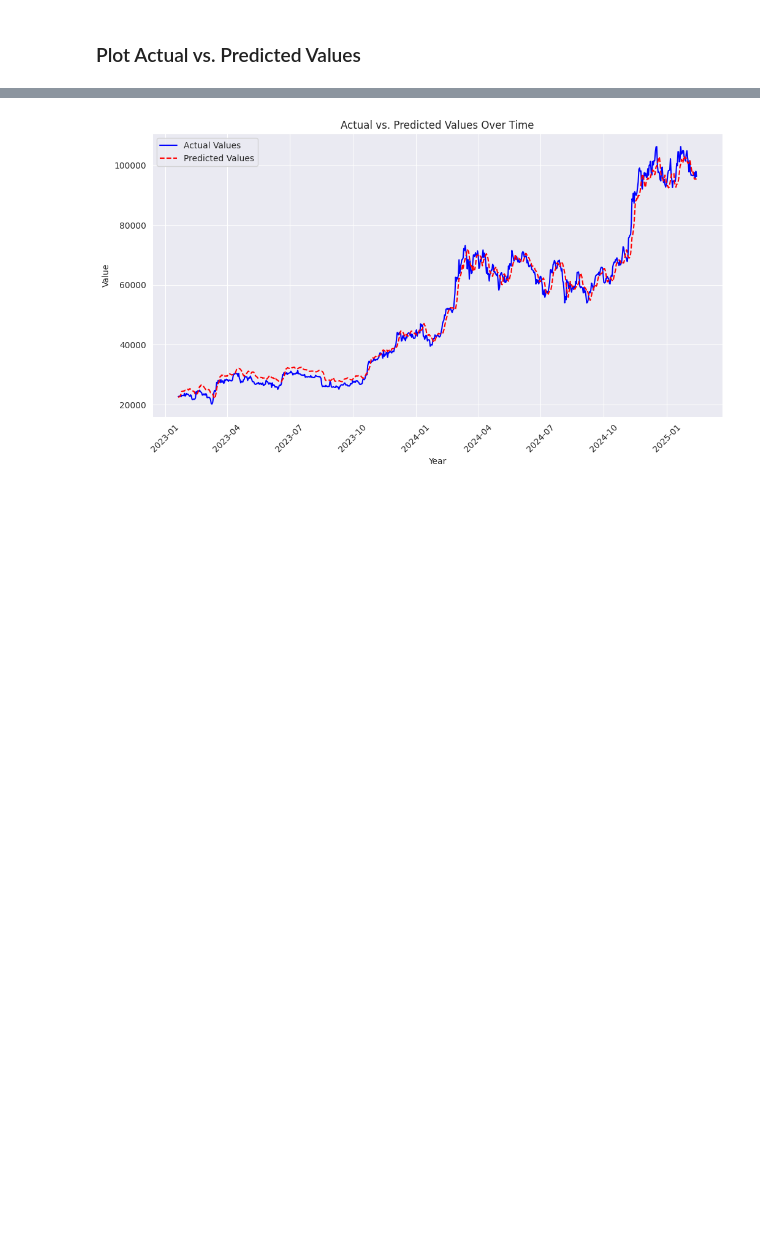
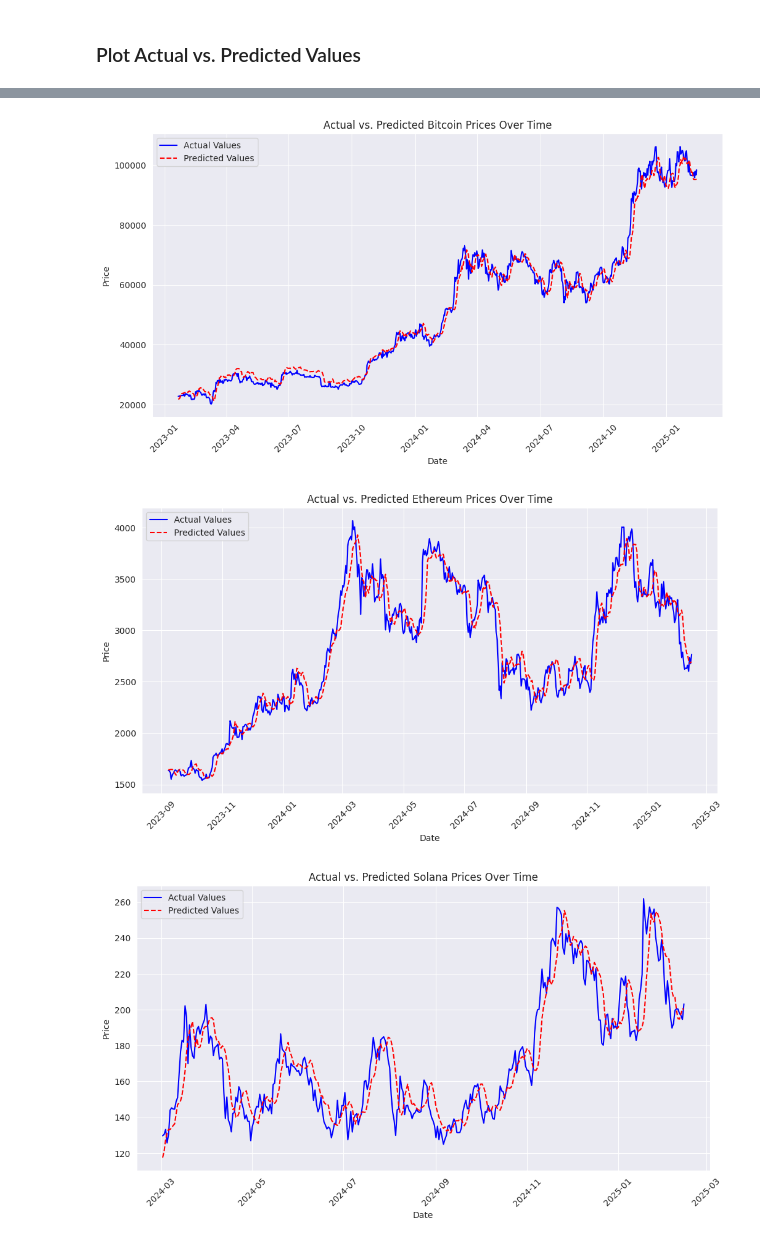
Before and after one commit to bonareri/Cryptocurrency-Price-Prediction-, a Jupyter notebook: lstm_model.ipynb, the cells around one changed output, grey strips where cells are left out. Drawn from its saved outputs; the diff is of its cells as text; code cells hidden in the pictures; blank space fills up the shorter version.

```diff
--- a/lstm_model.ipynb
+++ b/lstm_model.ipynb
@@ -372,10 +678,17 @@ actual = scaler.inverse_transform(testY.reshape(-1, 1))  # Convert actual values
 # %% [markdown]
 ### Performance Metrics (RMSE & MAE)
 # %%
-# Calculate RMSE
-rmse = np.sqrt(mean_squared_error(actual, predicted))
-mae = mean_absolute_error(actual, predicted)
+# Function to evaluate the model
+def evaluate_model(actual, predicted, coin_name):
+    rmse = np.sqrt(mean_squared_error(actual, predicted))
+    mae = mean_absolute_error(actual, predicted)
 
-print(f"Root Mean Squared Error (RMSE): {rmse:.4f}")
-print(f"Mean Absolute Error (MAE): {mae:.4f}")
+    print(f"Model Evaluation for {coin_name}:")
+    print(f"➡️ Root Mean Squared Error (RMSE): {rmse:.4f}")
+    print(f"➡️ Mean Absolute Error (MAE): {mae:.4f}")
+    print("-" * 50)
+
+# Evaluate models for each cryptocurrency
+for coin in ["Bitcoin", "Ethereum", "Solana"]:
+    evaluate_model(actual_values[coin], predictions[coin], coin)
 # %% [output]
@@ -388,14 +717,28 @@ df['Date'] = df.index
 # %%
-plt.figure(figsize=(12, 6))
-plt.plot(df['Date'][-len(actual):], actual, label="Actual Values", color='blue', linestyle='solid')
-plt.plot(df['Date'][-len(predicted):], predicted, label="Predicted Values", color='red', linestyle='dashed')
+import matplotlib.pyplot as plt
 
-# Graph labels
-plt.xlabel("Year")
-plt.ylabel("Value")
-plt.title("Actual vs. Predicted Values Over Time")
-plt.legend()
-plt.xticks(rotation=45)  # Rotate for better visibility
-plt.show()
+# Plot actual vs. predicted values for each cryptocurrency
+for coin in ["Bitcoin", "Ethereum", "Solana"]:
+    plt.figure(figsize=(12, 6))
+
+    # Plot actual values
+    plt.plot(df['Date'][-len(actual_values[coin]):], actual_values[coin],
+             label="Actual Values", color='blue', linestyle='solid')
+
+    # Plot predicted values
+    plt.plot(df['Date'][-len(predictions[coin]):], predictions[coin],
+             label="Predicted Values", color='red', linestyle='dashed')
+
+    # Graph labels
+    plt.xlabel("Date")
+    plt.ylabel("Price")
+    plt.title(f"Actual vs. Predicted {coin} Prices Over Time")
+    plt.legend()
+    plt.xticks(rotation=45)  # Rotate x-axis labels for better visibility
+
+    # Show the plot
+    plt.show()
 # %% [output]
-[figure, old version]
+[figure, new version]
+[figure, added]
+[figure, added]
```
Also changed, not shown: parts of 37 cells of this notebook.
